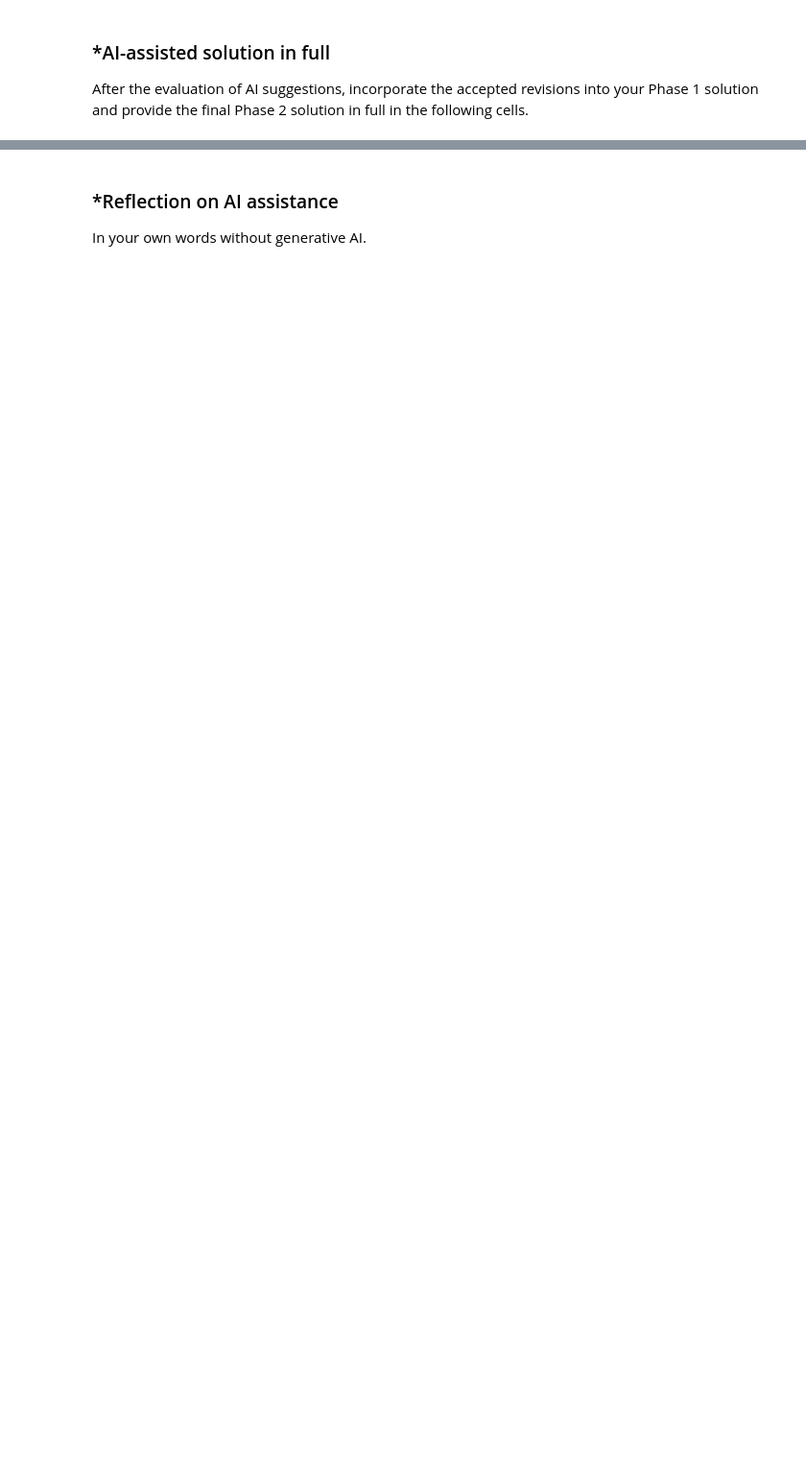
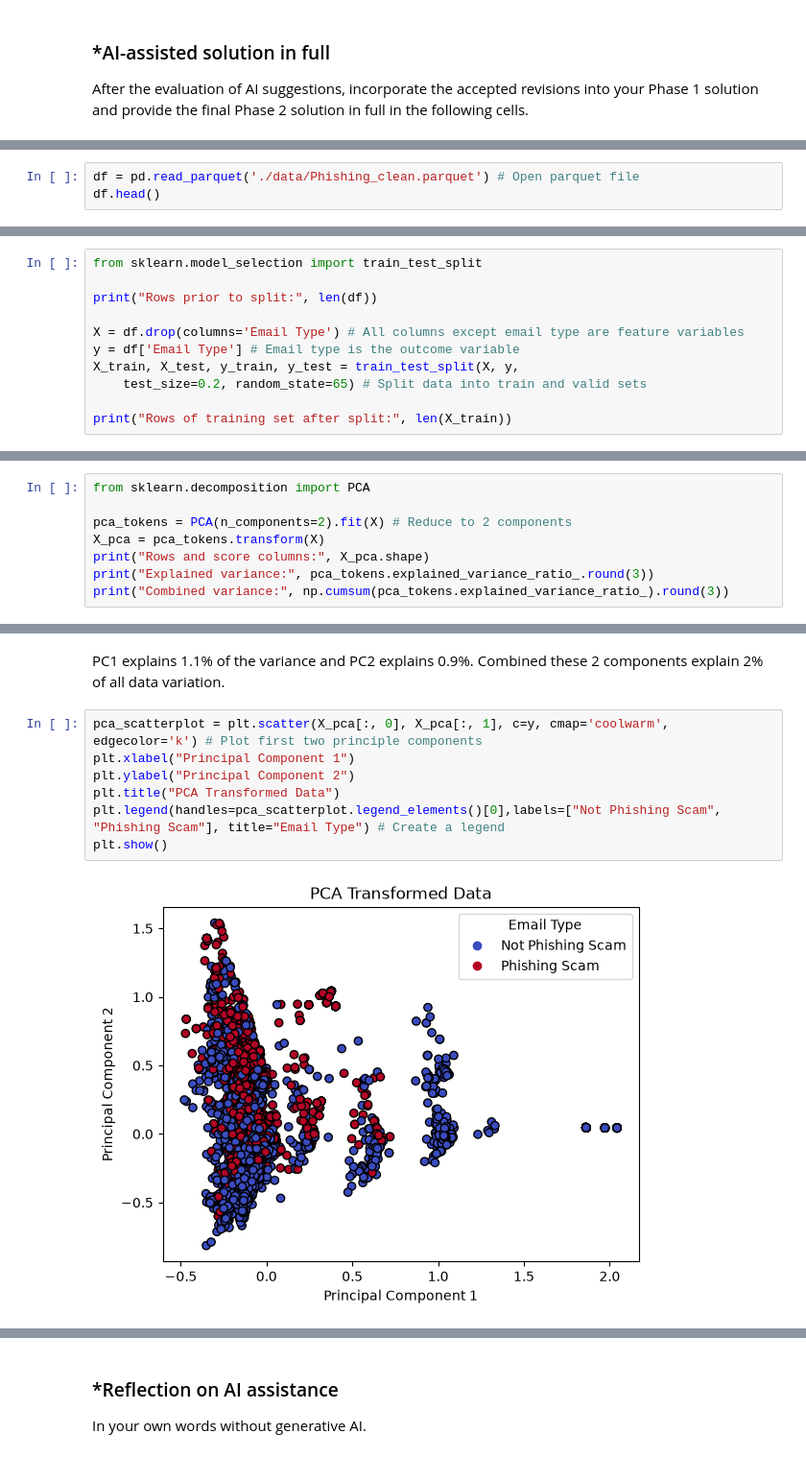
Before and after one commit to eviemcmahan/A05-pca, a Jupyter notebook: notebook.ipynb, the cells around one changed output, grey strips where cells are left out. Shown at 96% size. Saved outputs shown, nothing was run; the diff lists cells and outputs as text; blank space fills up the shorter version.

```diff
--- a/notebook.ipynb
+++ b/notebook.ipynb
@@ -281,0 +362,3 @@ After the evaluation of AI suggestions, incorporate the accepted revisions into
+# %%
+df = pd.read_parquet('./data/Phishing_clean.parquet') # Open parquet file
+df.head()
@@ -281,0 +375,11 @@ After the evaluation of AI suggestions, incorporate the accepted revisions into
+# %%
+from sklearn.model_selection import train_test_split
+
+print("Rows prior to split:", len(df))
+
+X = df.drop(columns='Email Type') # All columns except email type are feature variables
+y = df['Email Type'] # Email type is the outcome variable
+X_train, X_test, y_train, y_test = train_test_split(X, y,
+    test_size=0.2, random_state=65) # Split data into train and valid sets
+
+print("Rows of training set after split:", len(X_train))
@@ -281,0 +429,8 @@ After the evaluation of AI suggestions, incorporate the accepted revisions into
+# %%
+from sklearn.decomposition import PCA
+
+pca_tokens = PCA(n_components=2).fit(X) # Reduce to 2 components
+X_pca = pca_tokens.transform(X)
+print("Rows and score columns:", X_pca.shape)
+print("Explained variance:", pca_tokens.explained_variance_ratio_.round(3))
+print("Combined variance:", np.cumsum(pca_tokens.explained_variance_ratio_).round(3))
@@ -281,0 +441,11 @@ After the evaluation of AI suggestions, incorporate the accepted revisions into
+# %% [markdown]
+PC1 explains 1.1% of the variance and PC2 explains 0.9%. Combined these 2 components explain 2% of all data variation.
+# %%
+pca_scatterplot = plt.scatter(X_pca[:, 0], X_pca[:, 1], c=y, cmap='coolwarm', edgecolor='k') # Plot first two principle components
+plt.xlabel("Principal Component 1")
+plt.ylabel("Principal Component 2")
+plt.title("PCA Transformed Data")
+plt.legend(handles=pca_scatterplot.legend_elements()[0],labels=["Not Phishing Scam", "Phishing Scam"], title="Email Type") # Create a legend
+plt.show()
+# %% [output]
+[figure, added]
```
Also changed, not shown: parts of 36 cells of this notebook.
